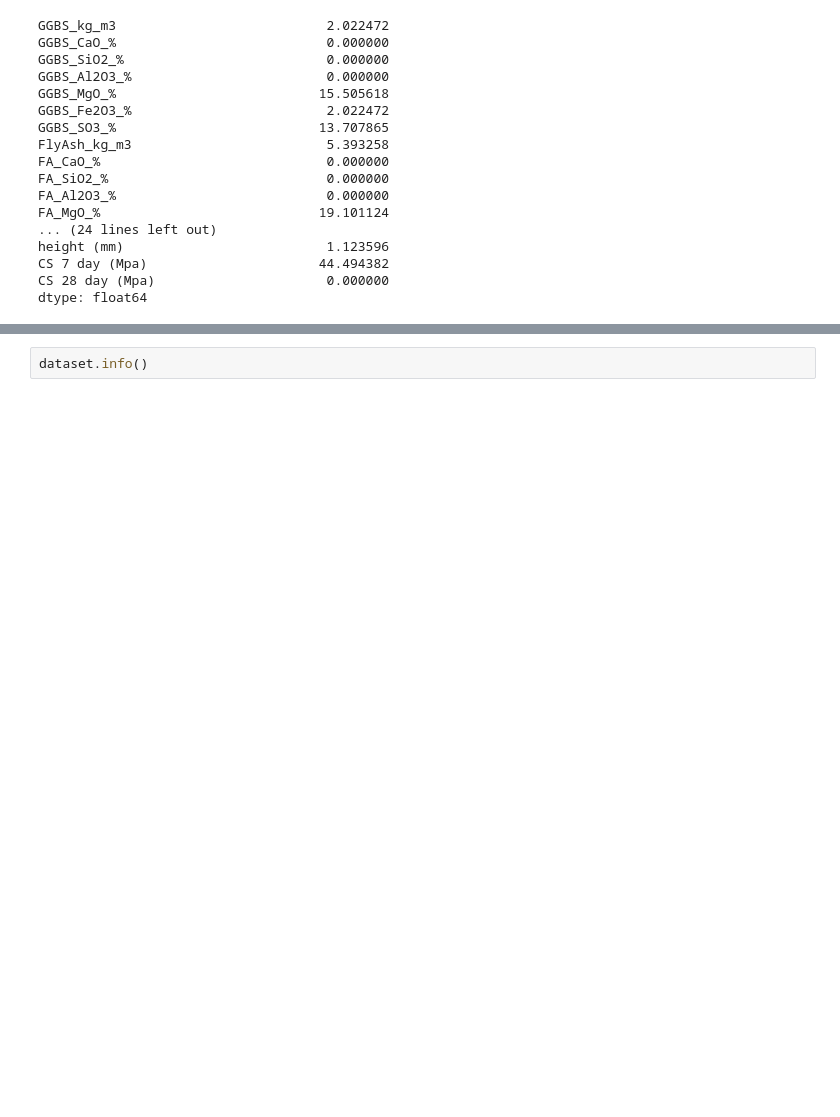
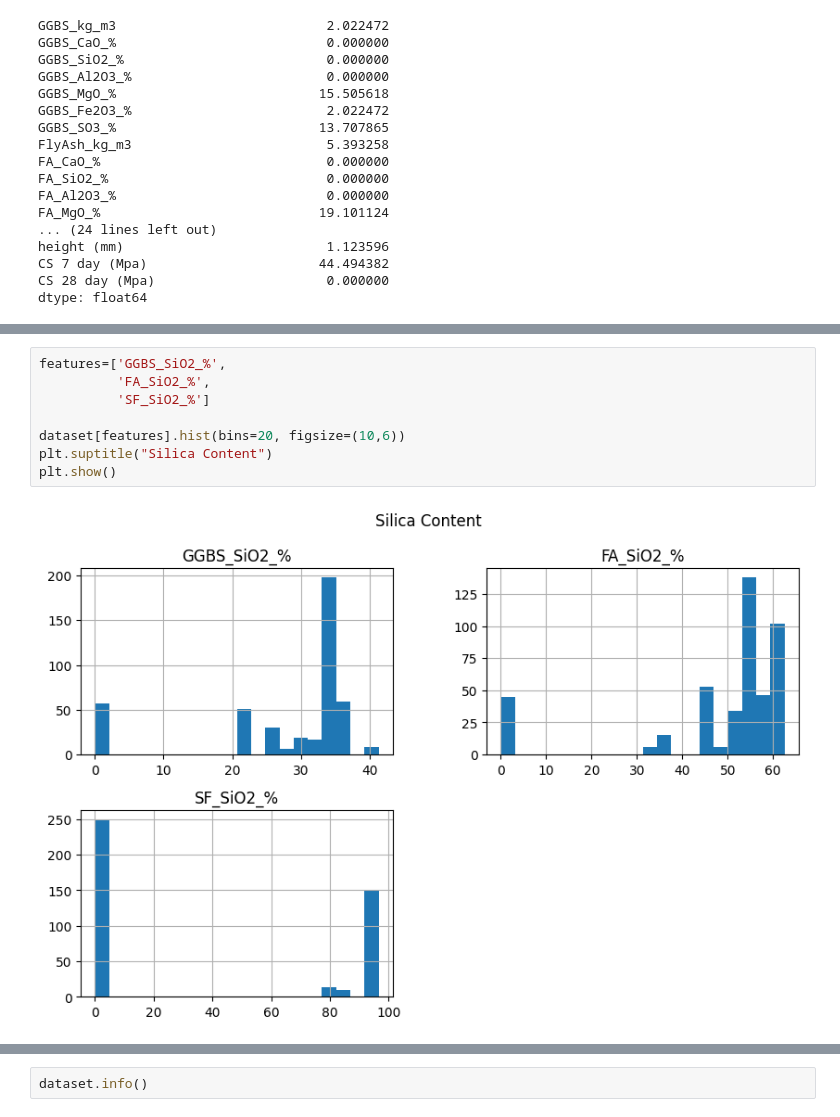
Before and after one commit to Prayash1432/Capstone-Final, a Jupyter notebook: Code.ipynb, the cells around one changed output, grey strips where cells are left out. Drawn from its saved outputs; the diff is of its cells as text; blank space fills up the shorter version.

```diff
--- a/Code.ipynb
+++ b/Code.ipynb
@@ -206,0 +202,10 @@ dataset.sample(5)
+# %%
+features=['GGBS_SiO2_%',
+          'FA_SiO2_%',
+          'SF_SiO2_%']
+
+dataset[features].hist(bins=20, figsize=(10,6))
+plt.suptitle("Silica Content")
+plt.show()
+# %% [output]
+[figure, added]
```
Also changed, not shown: parts of 138 cells of this notebook.
